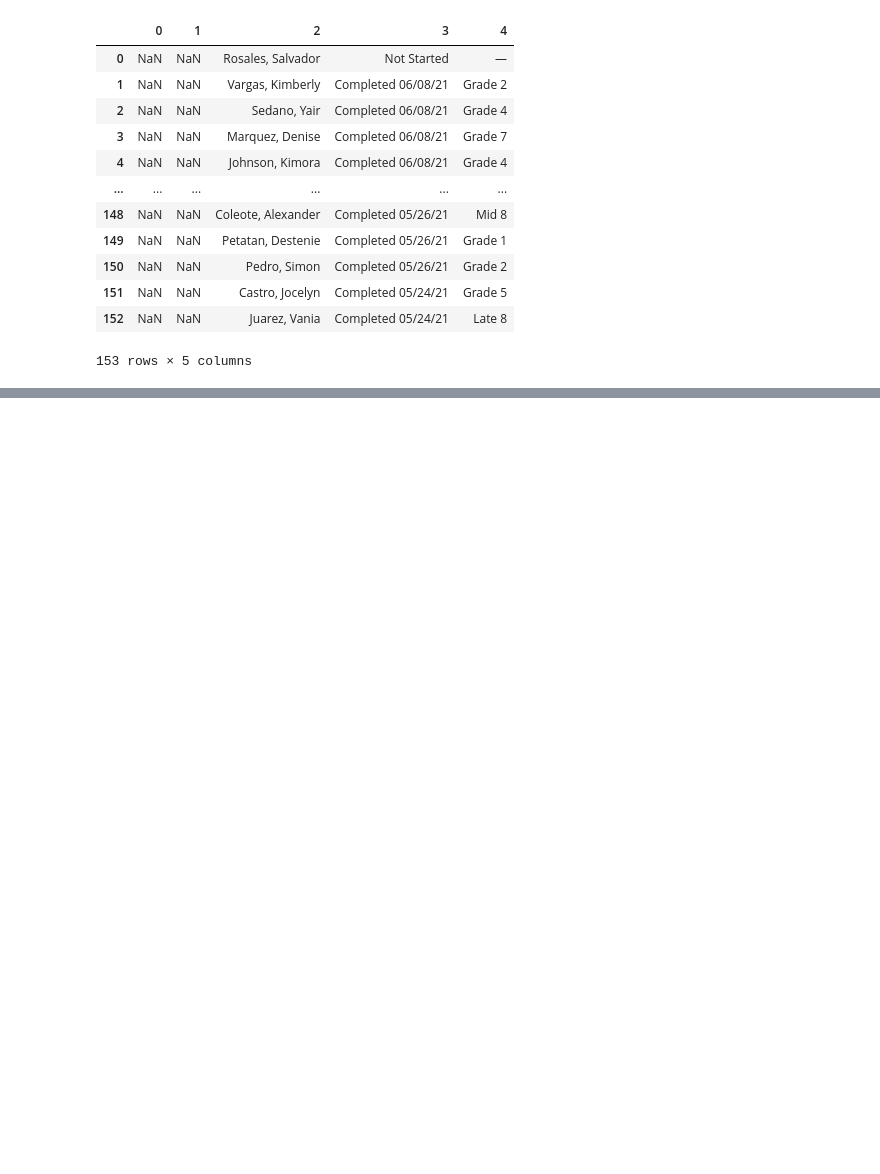
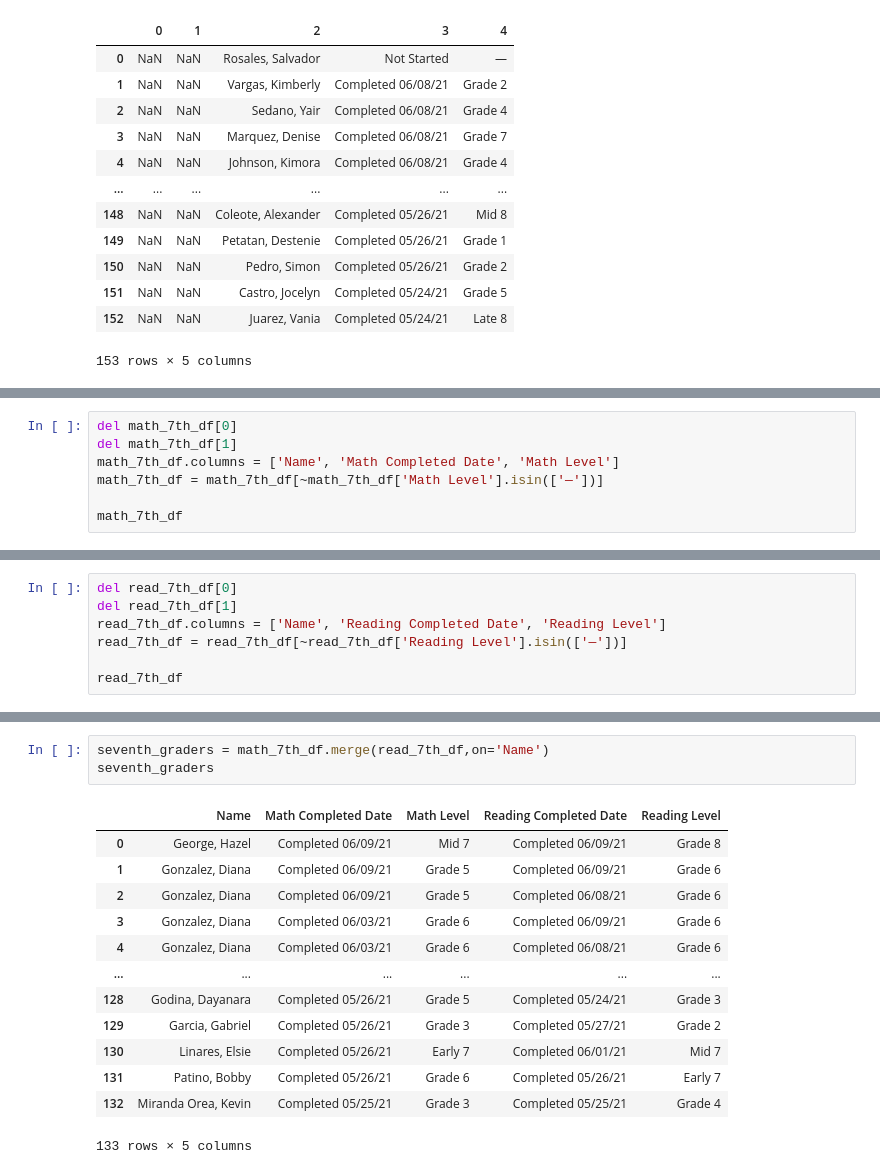
Before and after one commit to JAlvarado23A/MiddleSchoolETL, a Jupyter notebook: KHMS_Scrape.ipynb, the cells around one changed output, grey strips where cells are left out. Cells and saved outputs as stored; diff of their text form; blank space fills up the shorter version.

```diff
--- a/KHMS_Scrape.ipynb
+++ b/KHMS_Scrape.ipynb
@@ -39,0 +69,7 @@ read_8th_df
+# %%
+del math_7th_df[0]
+del math_7th_df[1]
+math_7th_df.columns = ['Name', 'Math Completed Date', 'Math Level']
+math_7th_df = math_7th_df[~math_7th_df['Math Level'].isin(['—'])]
+
+math_7th_df
@@ -39,0 +138,7 @@ read_8th_df
+# %%
+del read_7th_df[0]
+del read_7th_df[1]
+read_7th_df.columns = ['Name', 'Reading Completed Date', 'Reading Level']
+read_7th_df = read_7th_df[~read_7th_df['Reading Level'].isin(['—'])]
+
+read_7th_df
@@ -39,0 +202,17 @@ read_8th_df
+# %%
+seventh_graders = math_7th_df.merge(read_7th_df,on='Name')
+seventh_graders
+# %% [output]
+|  | Name | Math Completed Date | Math Level | Reading Completed Date | Reading Level |
+| 0 | George, Hazel | Completed 06/09/21 | Mid 7 | Completed 06/09/21 | Grade 8 |
+| 1 | Gonzalez, Diana | Completed 06/09/21 | Grade 5 | Completed 06/09/21 | Grade 6 |
+| 2 | Gonzalez, Diana | Completed 06/09/21 | Grade 5 | Completed 06/08/21 | Grade 6 |
+| 3 | Gonzalez, Diana | Completed 06/03/21 | Grade 6 | Completed 06/09/21 | Grade 6 |
+| 4 | Gonzalez, Diana | Completed 06/03/21 | Grade 6 | Completed 06/08/21 | Grade 6 |
+| ... | ... | ... | ... | ... | ... |
+| 128 | Godina, Dayanara | Completed 05/26/21 | Grade 5 | Completed 05/24/21 | Grade 3 |
+| 129 | Garcia, Gabriel | Completed 05/26/21 | Grade 3 | Completed 05/27/21 | Grade 2 |
+| 130 | Linares, Elsie | Completed 05/26/21 | Early 7 | Completed 06/01/21 | Mid 7 |
+| 131 | Patino, Bobby | Completed 05/26/21 | Grade 6 | Completed 05/26/21 | Early 7 |
+| 132 | Miranda Orea, Kevin | Completed 05/25/21 | Grade 3 | Completed 05/25/21 | Grade 4 |
+133 rows × 5 columns
```
Also changed, not shown: parts of 19 cells of this notebook.
